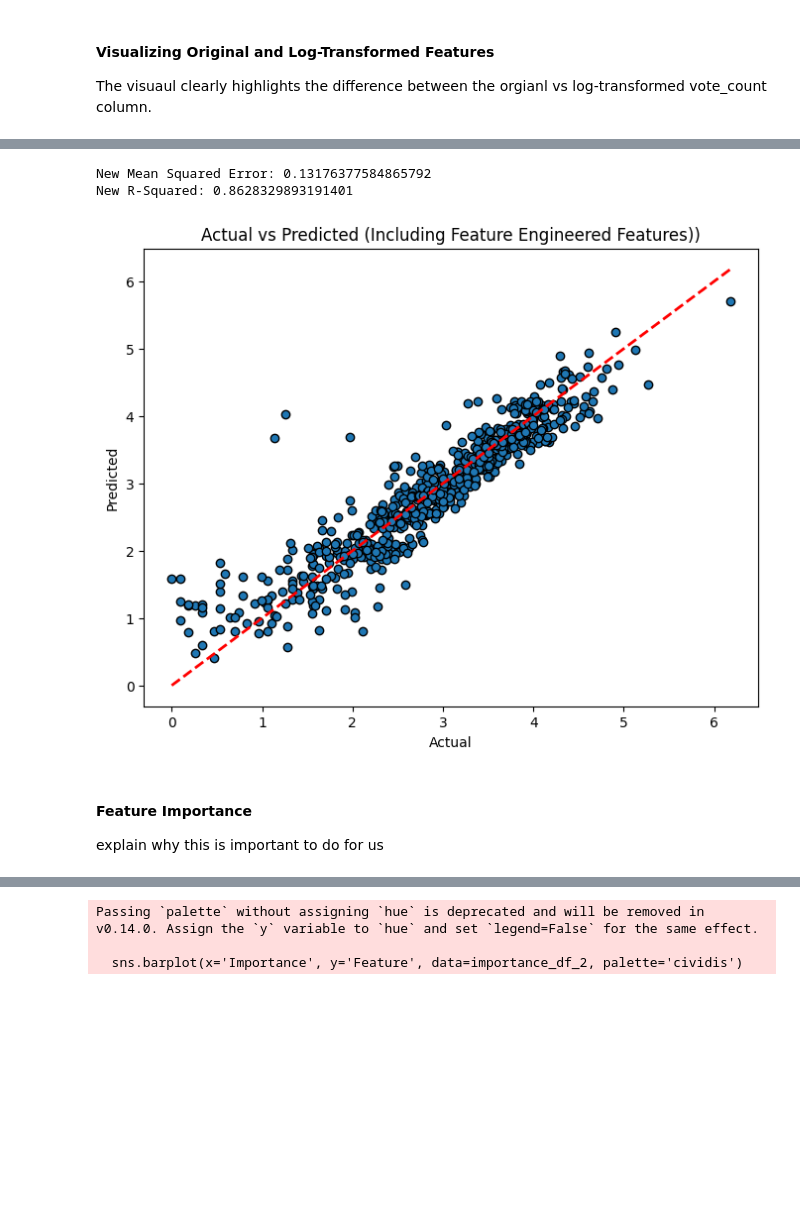
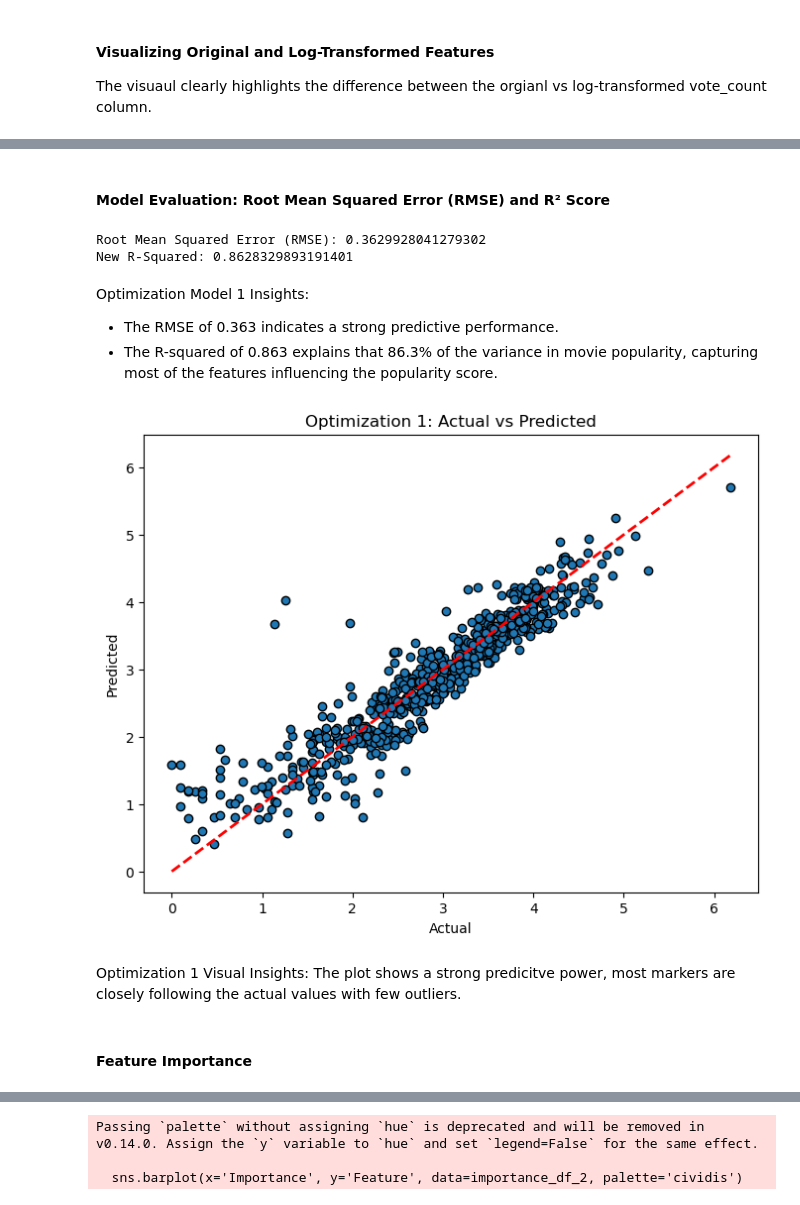
Before and after one commit to riosrose/UCB_project4_group6, a Jupyter notebook: SK_cleaned_up.ipynb, the cells around one changed output, grey strips where cells are left out. Drawn from its saved outputs; the diff is of its cells as text; code cells hidden in the pictures; blank space fills up the shorter version.

```diff
--- a/SK_cleaned_up.ipynb
+++ b/SK_cleaned_up.ipynb
@@ -110,6 +76,3 @@ Dropping non-relevant columns and other columns (`homepage`, `original_title`, `
 # %%
 # Drop the specified columns
-df1 = df1.drop(columns=['homepage', 'original_title', 'overview', 'spoken_languages'])
-
-# Drop the fields that have been parsed out to new DataFrames (genres, keywords, production_companies)
-movie_metadata_df = df1.drop(columns=['genres', 'keywords', 'production_companies'])
+movie_metadata_df = df1.drop(columns=['homepage', 'original_title', 'overview', 'spoken_languages'])
@@ -328,9 +285,9 @@ def parse_production_companies(row):
         return []
 
 # Apply the parsing functions to the 'genres', 'keywords', and 'production_companies' columns
-genres_list = df1.apply(parse_genres, axis=1).explode()
-keywords_list = df1.apply(parse_keywords, axis=1).explode()
-companies_list = df1.apply(parse_production_companies, axis=1).explode()
+genres_list = movie_metadata_df.apply(parse_genres, axis=1).explode()
+keywords_list = movie_metadata_df.apply(parse_keywords, axis=1).explode()
+companies_list = movie_metadata_df.apply(parse_production_companies, axis=1).explode()
 
 # Create new DataFrames from the parsed lists
 genre_df = pd.DataFrame(genres_list.tolist(), columns=['movie_id', 'genre_id', 'genre_name'])
@@ -375,3 +332,6 @@ Keywords DataFrame:
+# %%
+# Drop the fields that have been parsed out to new DataFrames (genres, keywords, production_companies)
+movie_metadata_df = movie_metadata_df.drop(columns=['genres', 'keywords', 'production_companies'])
 # %% [markdown]
 #### Aggregating Genres, Keywords, and Production Companies by Movie ID
 
@@ -1804,30 +1663,40 @@ rf_model_2.fit(X_train_new, y_train_new)
 
 # Predict on the test set
 y_pred_new = rf_model_2.predict(X_test_new)
+# %% [markdown]
+#### Model Evaluation: Root Mean Squared Error (RMSE) and R² Score
 # %%
 # Calculate and display performance metrics
-mse_new = mean_squared_error(y_test_new, y_pred_new)
-r2_new = r2_score(y_test_new, y_pred_new)
+mse_op1 = mean_squared_error(y_test_new, y_pred_new)
+r2_op1 = r2_score(y_test_new, y_pred_new)
 
-print(f'New Mean Squared Error: {mse_new}')
-print(f'New R-Squared: {r2_new}')
+# Calculate RMSE by taking the square root of MSE
+rmse_op1 = np.sqrt(mse_op1)
+
+print(f'Root Mean Squared Error (RMSE): {rmse_op1}')
+print(f'New R-Squared: {r2_op1}')
 # %% [output]
-New Mean Squared Error: 0.13176377584865792
+Root Mean Squared Error (RMSE): 0.3629928041279302
 New R-Squared: 0.8628329893191401
+# %% [markdown]
+Optimization Model 1 Insights:
+- The RMSE of 0.363 indicates a strong predictive performance.
+- The R-squared of 0.863 explains that 86.3% of the variance in movie popularity, capturing most of the features influencing the popularity score.
 # %%
 # Visualize Actual vs Predicted
 plt.figure(figsize=(8, 6))
 plt.scatter(y_test_new, y_pred_new, edgecolors=(0, 0, 0))
 plt.plot([y_test_new.min(), y_test_new.max()], [y_test_new.min(), y_test_new.max()], color='red', linestyle='--', lw=2)
 plt.xlabel('Actual')
 plt.ylabel('Predicted')
-plt.title('Actual vs Predicted (Including Feature Engineered Features))')
+plt.title('Optimization 1: Actual vs Predicted')
 plt.show()
 # %% [output]
-[figure, old version]
+[figure, new version]
-# %% [markdown]
-#### Feature Importance
-explain why this is important to do for us
+# %% [markdown]
+Optimization 1 Visual Insights: The plot shows a strong predicitve power, most markers are closely following the actual values with few outliers.
+# %% [markdown]
+#### Feature Importance
 # %%
 # Feature Importance from rf_model_2 (using new_features)
 importances_2 = rf_model_2.feature_importances_
```
Also changed, not shown: parts of 77 cells of this notebook, 1 other file.
